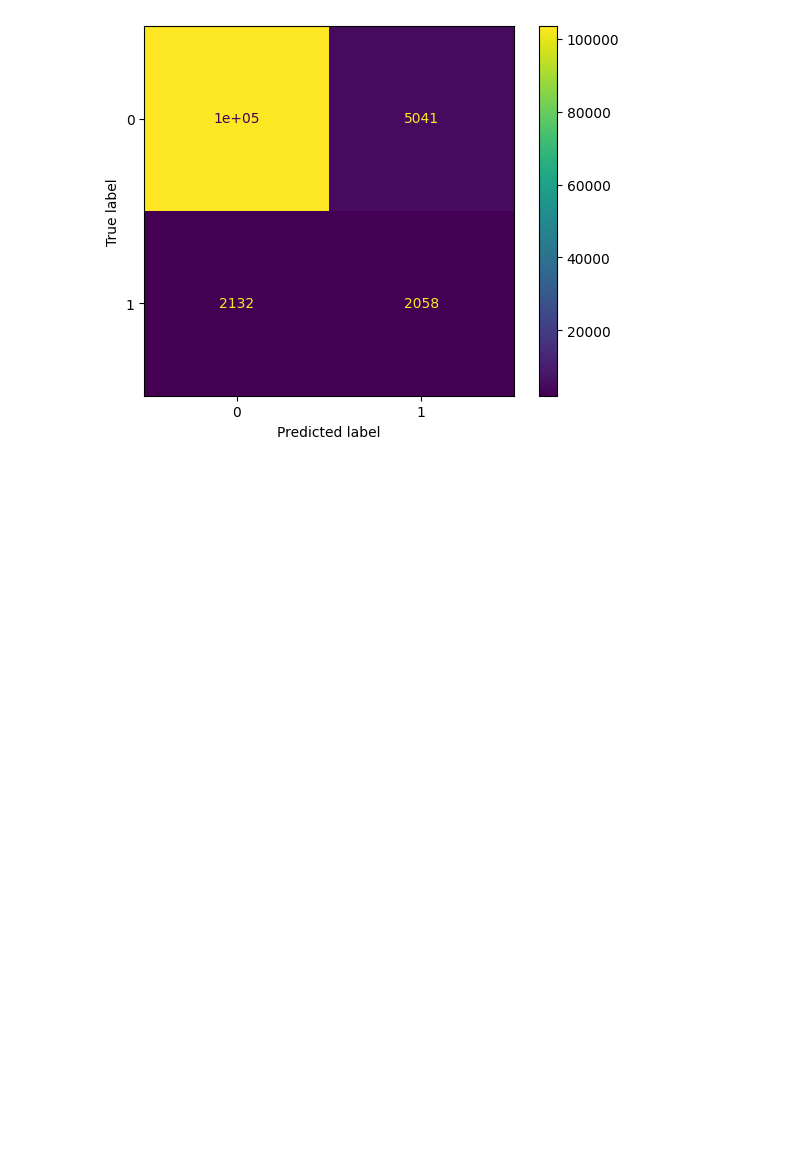
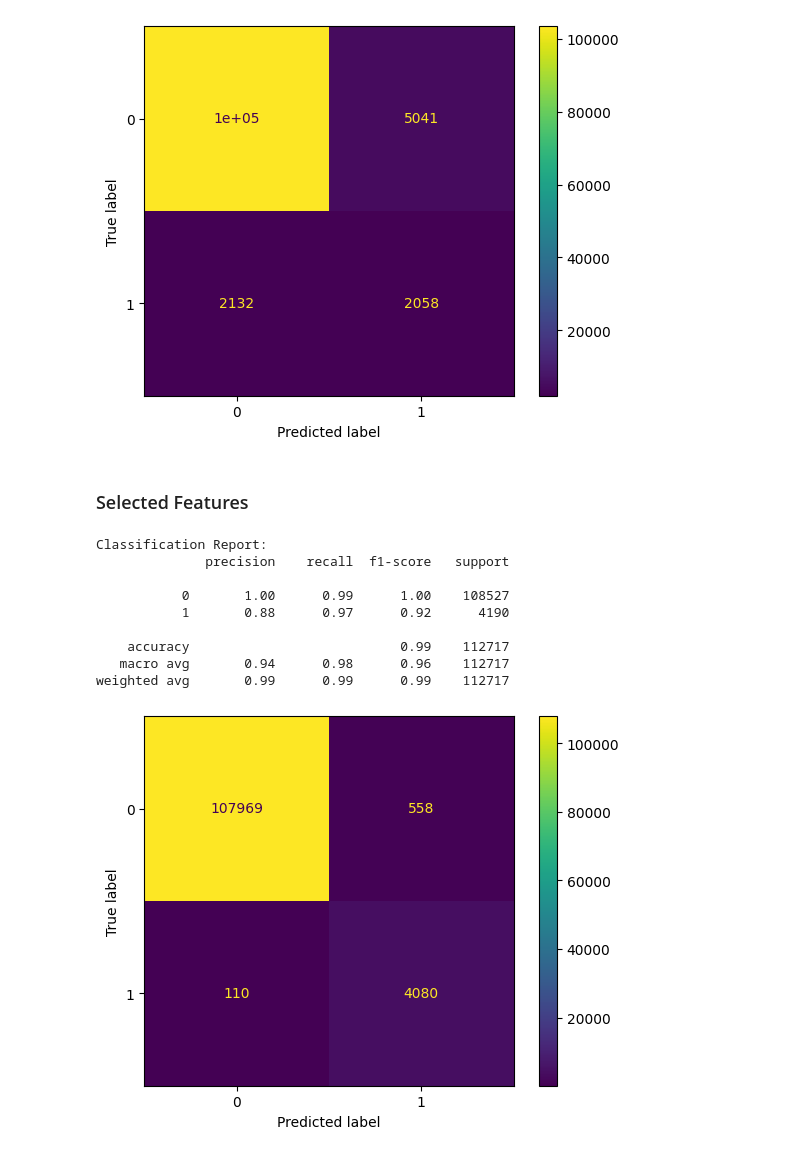
Before and after one commit to stormaref/DataMining-7, a Jupyter notebook: main.ipynb, the cells around one changed output. Cells and saved outputs as stored; diff of their text form; code cells hidden in the pictures; blank space fills up the shorter version.

Commit message:
random forest

```diff
--- a/main.ipynb
+++ b/main.ipynb
@@ -86,0 +85,11 @@ sns.heatmap(correlation_matrix, annot=True)
+# %%
+from sklearn.feature_selection import VarianceThreshold
+
+threshold = 0.1
+selector = VarianceThreshold(threshold=threshold)
+selector.fit(train_df)
+selected_features = train_df.columns[selector.get_support()]
+
+removed_features = train_df.columns[~selector.get_support()]
+print("Removed Features:")
+print(removed_features)
@@ -87,21 +99,35 @@ sns.heatmap(correlation_matrix, annot=True)
+# %%
+train_selected = train_df.drop(
+    ['bandeira_cat', 'trans_nacional_cat', 'tp_pessoa_cat'], axis=1)
+test_selected = test_df.drop(
+    ['bandeira_cat', 'trans_nacional_cat', 'tp_pessoa_cat'], axis=1)
 # %% [markdown]
 ## Balance Data
 # %%
 X_train = train_df.drop('flag_fraude_cat', axis=1)
 y_train = train_df['flag_fraude_cat']
 
+X_train_selected = train_selected.drop('flag_fraude_cat', axis=1)
+
 X_test = test_df.drop('flag_fraude_cat', axis=1)
 y_test = test_df['flag_fraude_cat']
 
+X_test_selected = test_selected.drop('flag_fraude_cat', axis=1)
+
 smote = SMOTE()
 X_train_balanced, y_train_balanced = smote.fit_resample(X_train, y_train)
+X_train_selected_balanced, y_train_selected_balanced = smote.fit_resample(X_train_selected, y_train)
 # %% [markdown]
 ## Normalize Data
 # %%
 scaler = StandardScaler()
 X_train_normalized = scaler.fit_transform(X_train)
 X_test_normalized = scaler.transform(X_test)
+
 X_train_balanced_normalized = scaler.fit_transform(X_train_balanced)
+
+X_train_selected_balanced_normalized = scaler.fit_transform(X_train_selected_balanced)
+X_test_selected_normalized = scaler.transform(X_test_selected)
 # %% [markdown]
 # Time Series
 # %% [markdown]
@@ -327,3 +353,22 @@ Classification Report:
    macro avg       0.63      0.72      0.67    112717
 weighted avg       0.95      0.94      0.94    112717
 [figure]
+# %% [markdown]
+### Selected Features
+# %%
+rf = RandomForestClassifier(max_depth=16, min_samples_leaf=1, min_samples_split=2, n_estimators=64)
+rf.fit(X_train_selected_balanced_normalized, y_train_balanced)
+y_pred = rf.predict(X_test_selected_normalized)
+
+report(y_test, y_pred)
+# %% [output]
+Classification Report:
+              precision    recall  f1-score   support
+
+           0       1.00      0.99      1.00    108527
+           1       0.88      0.97      0.92      4190
+
+    accuracy                           0.99    112717
+   macro avg       0.94      0.98      0.96    112717
+weighted avg       0.99      0.99      0.99    112717
+[figure, added]
```
Also changed, not shown: parts of 3 cells of this notebook.
